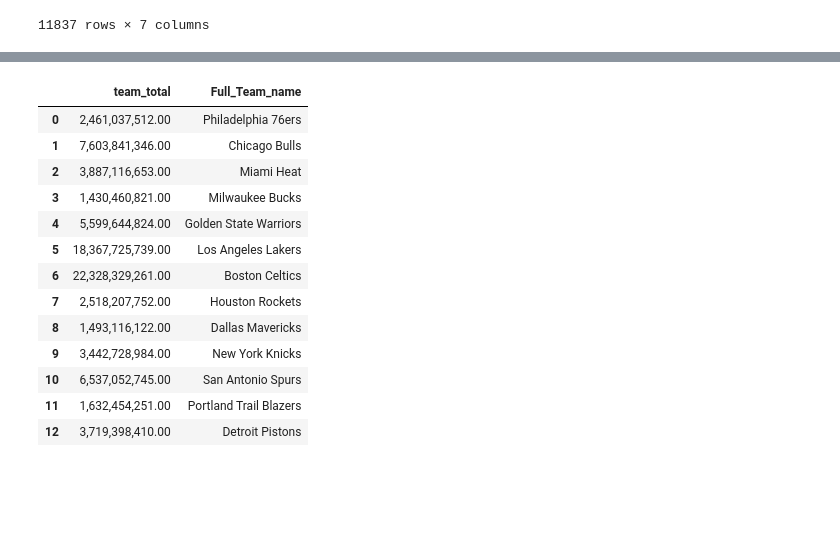
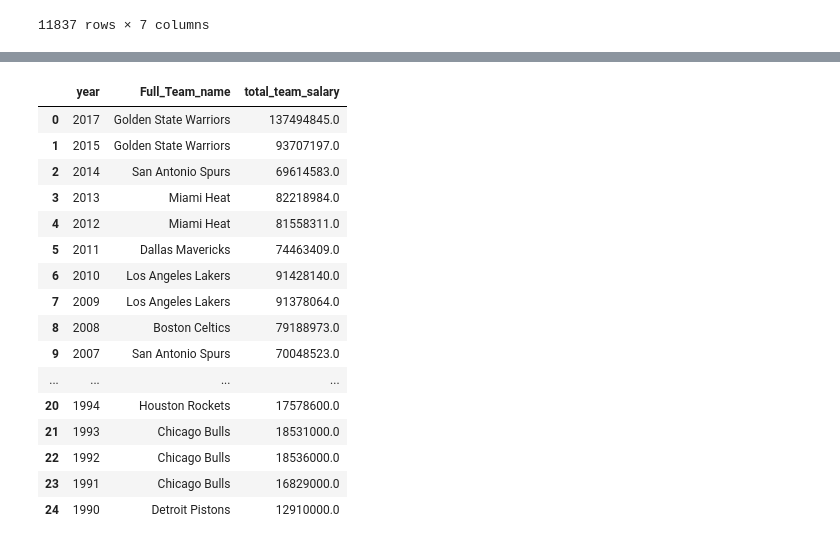
Before and after one commit to bennetyousuf/etl-project, a Jupyter notebook: FINAL NOTEBOOK.ipynb, the cells around one changed output, grey strips where cells are left out. Cells and saved outputs as stored; diff of their text form; code cells hidden in the pictures; blank space fills up the shorter version.

```diff
--- a/FINAL NOTEBOOK.ipynb
+++ b/FINAL NOTEBOOK.ipynb
@@ -205,24 +115,30 @@ dtype: int64
 # %%
-#Query the total salaries of the teams who've won
-team_year = pd.read_sql_query('select SUM (salaries."Salary_Dollars") AS Team_Total,\
-                              salaries."Full_Team_name" from salaries INNER JOIN titles \
-                              On salaries."Full_Team_name" = titles.winner Group by "Full_Team_name";', con=engine)
+#Query the total salaries of the teams who've won for each year from 1990 - 2017
+team_year = pd.read_sql_query('select titles.year, salaries."Full_Team_name",\
+                            SUM (salaries."Salary_Dollars") AS Total_Team_Salary from salaries \
+                            Left JOIN titles On salaries."Full_Team_name" = titles.winner\
+                            Where salaries."Season_Start" = titles.year\
+                            Group by year,"Full_Team_name"\
+                            Order By year DESC,"Full_Team_name";', con=engine)
 team_year
 # %% [output]
-|  | team_total | Full_Team_name |
-| 0 | 2,461,037,512.00 | Philadelphia 76ers |
-| 1 | 7,603,841,346.00 | Chicago Bulls |
-| 2 | 3,887,116,653.00 | Miami Heat |
-| 3 | 1,430,460,821.00 | Milwaukee Bucks |
-| 4 | 5,599,644,824.00 | Golden State Warriors |
-| 5 | 18,367,725,739.00 | Los Angeles Lakers |
-| 6 | 22,328,329,261.00 | Boston Celtics |
-| 7 | 2,518,207,752.00 | Houston Rockets |
-| 8 | 1,493,116,122.00 | Dallas Mavericks |
-| 9 | 3,442,728,984.00 | New York Knicks |
-| 10 | 6,537,052,745.00 | San Antonio Spurs |
-| 11 | 1,632,454,251.00 | Portland Trail Blazers |
-| 12 | 3,719,398,410.00 | Detroit Pistons |
+|  | year | Full_Team_name | total_team_salary |
+| 0 | 2017 | Golden State Warriors | 137494845.0 |
+| 1 | 2015 | Golden State Warriors | 93707197.0 |
+| 2 | 2014 | San Antonio Spurs | 69614583.0 |
+| 3 | 2013 | Miami Heat | 82218984.0 |
+| 4 | 2012 | Miami Heat | 81558311.0 |
+| 5 | 2011 | Dallas Mavericks | 74463409.0 |
+| 6 | 2010 | Los Angeles Lakers | 91428140.0 |
+| 7 | 2009 | Los Angeles Lakers | 91378064.0 |
+| 8 | 2008 | Boston Celtics | 79188973.0 |
+| 9 | 2007 | San Antonio Spurs | 70048523.0 |
+| ... | ... | ... | ... |
+| 20 | 1994 | Houston Rockets | 17578600.0 |
+| 21 | 1993 | Chicago Bulls | 18531000.0 |
+| 22 | 1992 | Chicago Bulls | 18536000.0 |
+| 23 | 1991 | Chicago Bulls | 16829000.0 |
+| 24 | 1990 | Detroit Pistons | 12910000.0 |
 # %%
 #reformat data set to  avoid scientific notation
 team_year = pd.options.display.float_format = '{:,.2f}'.format
```
Also changed, not shown: parts of 8 cells of this notebook.
